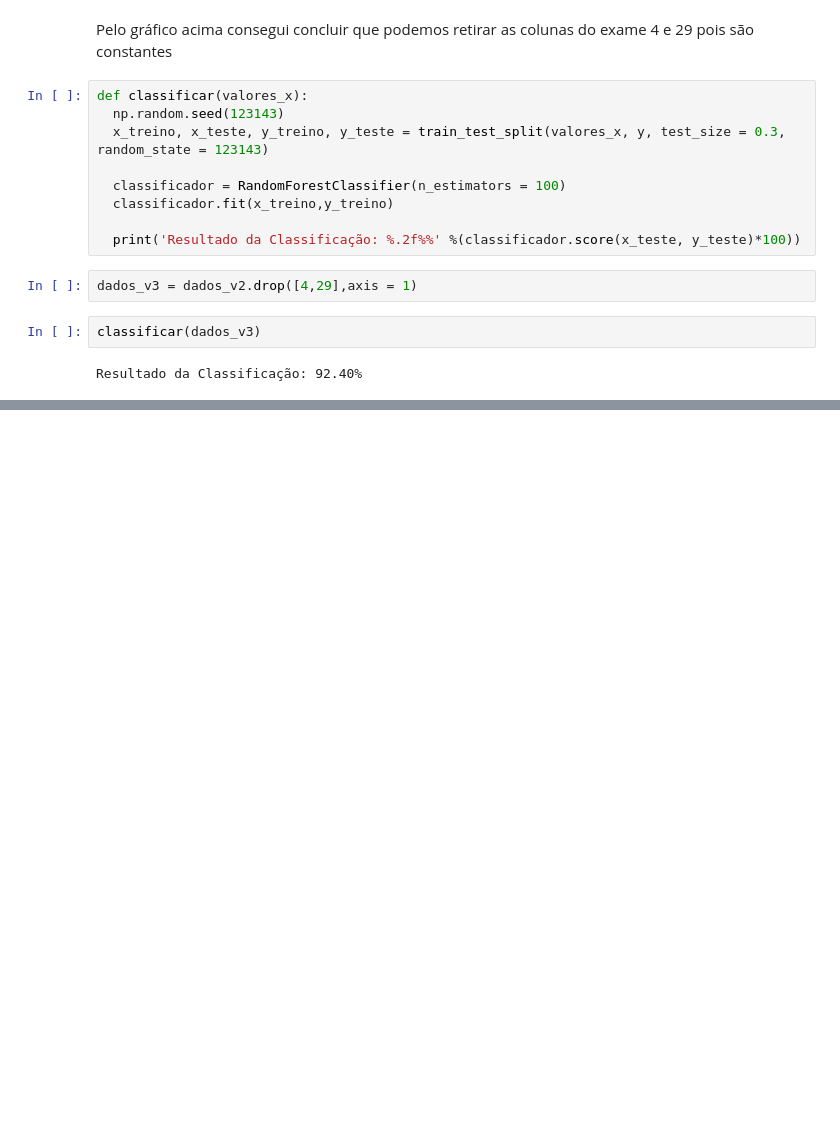
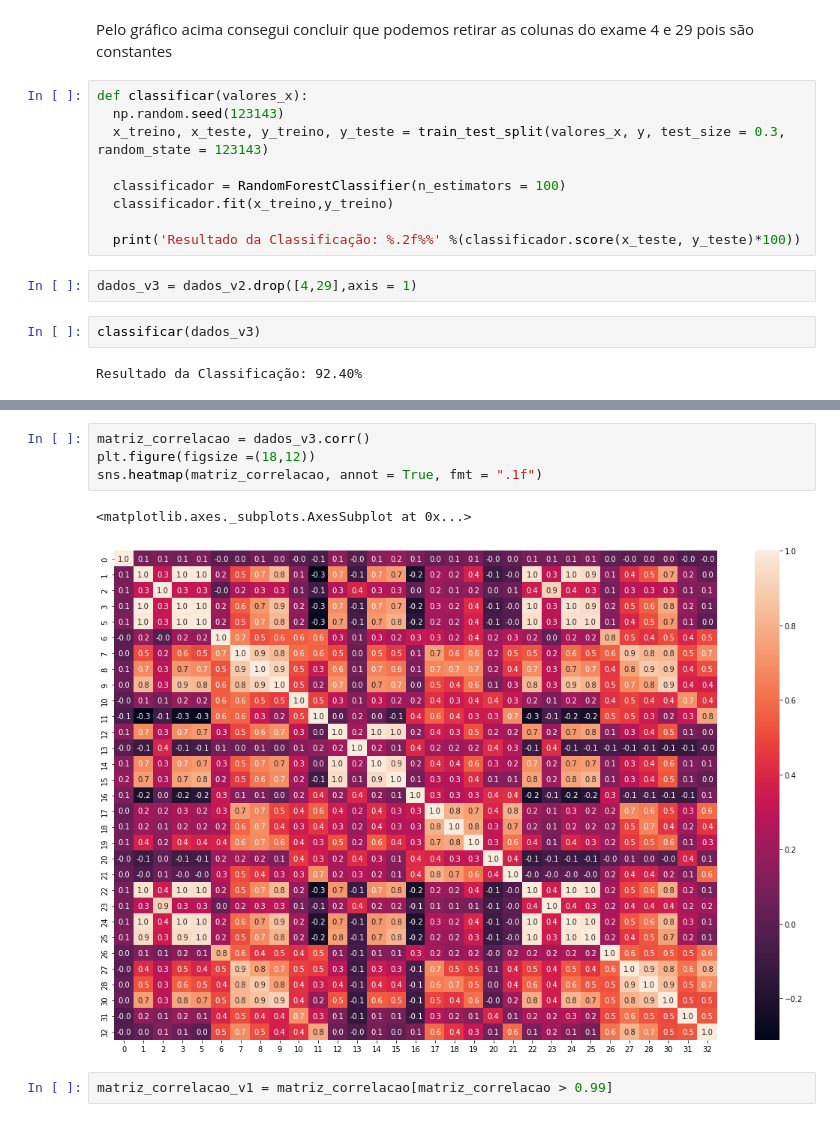
Before and after one commit to KaueAbbe/Projeto-Estude_Python, a Jupyter notebook: Estude Machine Learning/Previsao/Multiplas_Dimensionalidades.ipynb, the cells around one changed output, grey strips where cells are left out. Cells and saved outputs as stored; diff of their text form; blank space fills up the shorter version.

```diff
--- a/Estude Machine Learning/Previsao/Multiplas_Dimensionalidades.ipynb
+++ b/Estude Machine Learning/Previsao/Multiplas_Dimensionalidades.ipynb
@@ -141,0 +156,9 @@ Resultado da Classificação: 92.40%
+# %%
+matriz_correlacao = dados_v3.corr()
+plt.figure(figsize =(18,12))
+sns.heatmap(matriz_correlacao, annot = True, fmt = ".1f")
+# %% [output]
+<matplotlib.axes._subplots.AxesSubplot at 0x...>
+[figure, added]
+# %%
+matriz_correlacao_v1 = matriz_correlacao[matriz_correlacao > 0.99]
```
Also changed, not shown: parts of 16 cells of this notebook.
